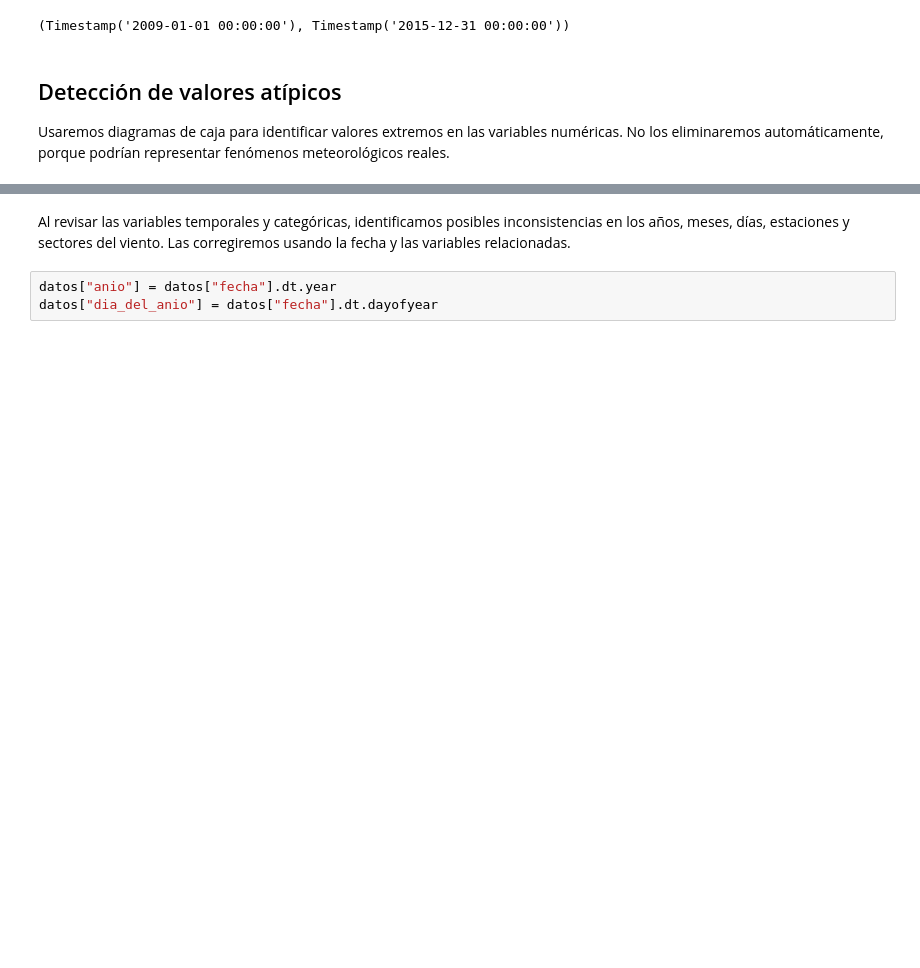
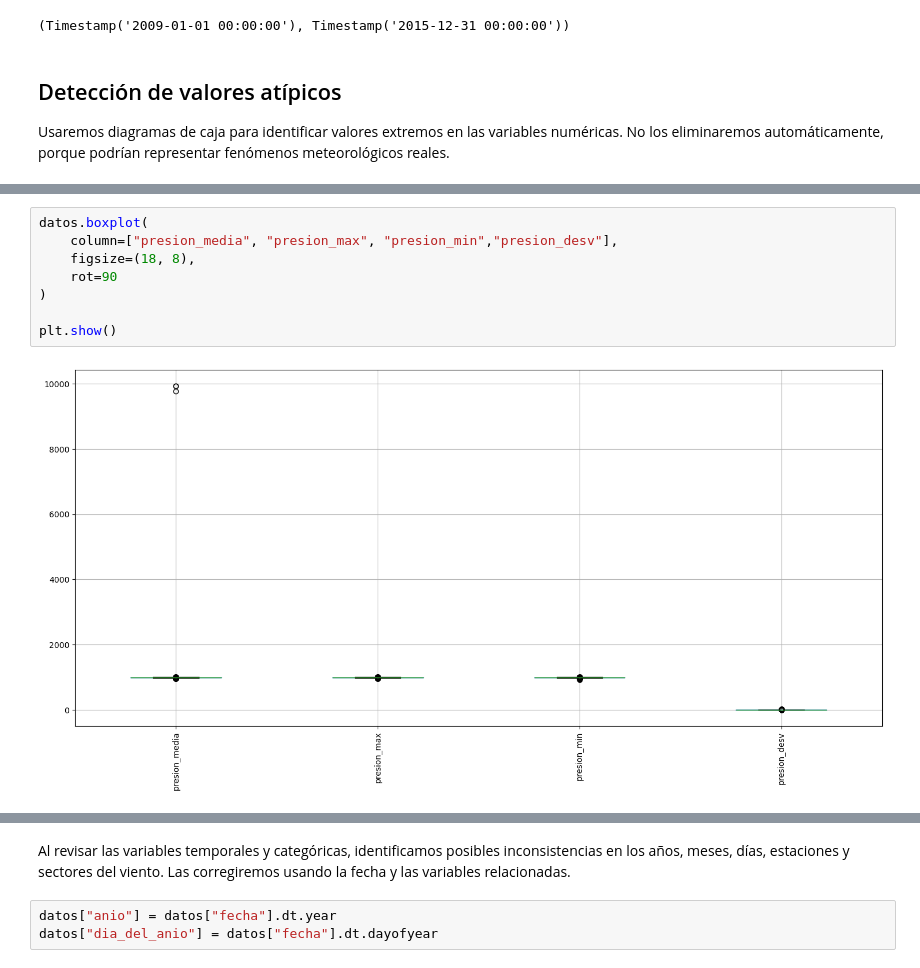
Before and after one commit to SebastianVO15/Laboratorio-1-G11-Aprendizaje-de-maquina, a Jupyter notebook: Laboratorio1_G11.ipynb, the cells around one changed output, grey strips where cells are left out. Saved outputs shown, nothing was run; the diff lists cells and outputs as text; blank space fills up the shorter version.

Commit message:
comienzo de limitacion de datos anomalos

```diff
--- a/Laboratorio1_G11.ipynb
+++ b/Laboratorio1_G11.ipynb
@@ -263,0 +266,10 @@ plt.show()
+# %%
+datos.boxplot(
+    column=["presion_media", "presion_max", "presion_min","presion_desv"],
+    figsize=(18, 8),
+    rot=90
+)
+
+plt.show()
+# %% [output]
+[figure, added]
```
Also changed, not shown: parts of 20 cells of this notebook.
